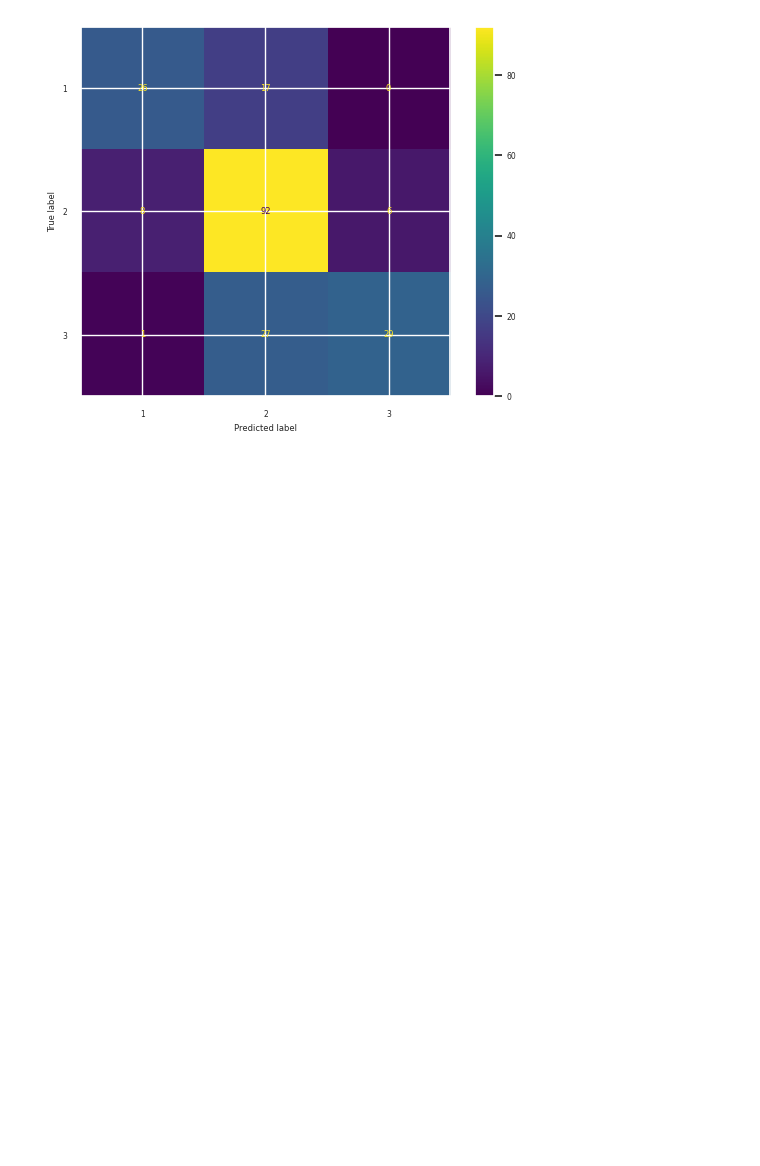
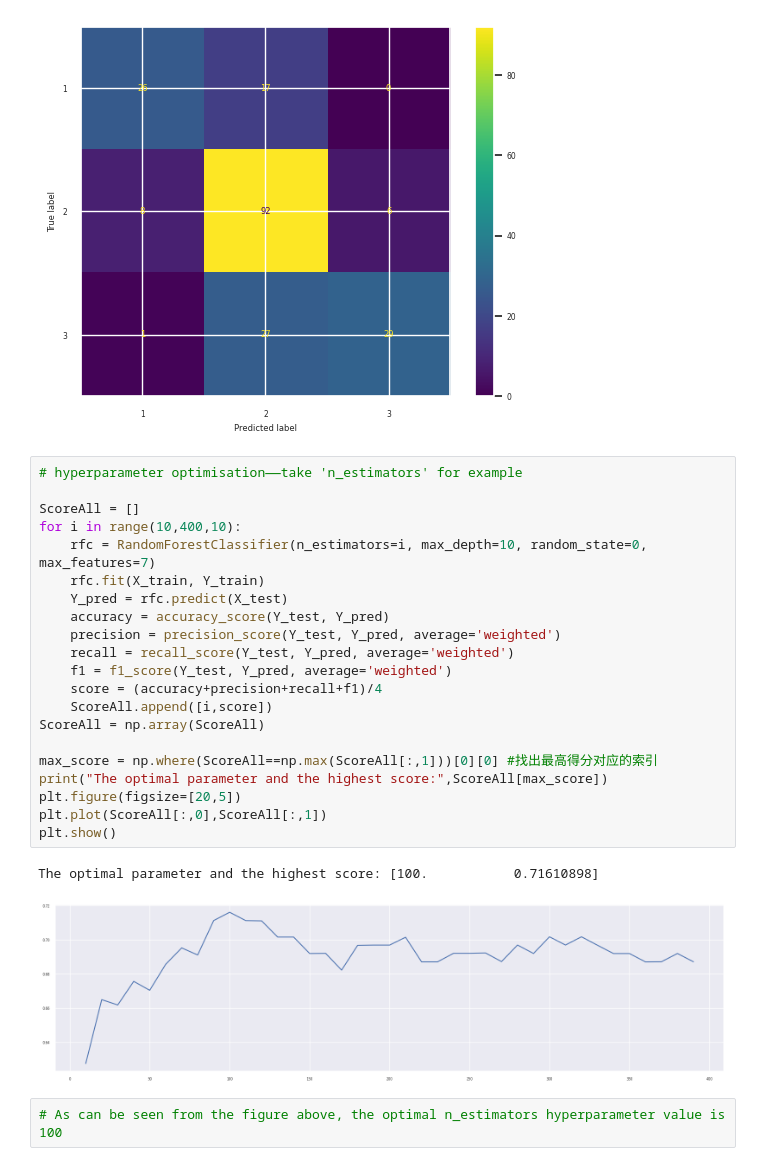
Before and after one commit to BugYale/Data-science-PMA, a Jupyter notebook: PMA.ipynb, the cells around one changed output. Saved outputs shown, nothing was run; the diff lists cells and outputs as text; blank space fills up the shorter version.

```diff
--- a/PMA.ipynb
+++ b/PMA.ipynb
@@ -398,3 +398,29 @@ disp.plot()
 plt.show()
 # %% [output]
 [figure]
+# %%
+# hyperparameter optimisation——take 'n_estimators' for example
+
+ScoreAll = []
+for i in range(10,400,10):
+    rfc = RandomForestClassifier(n_estimators=i, max_depth=10, random_state=0, max_features=7)
+    rfc.fit(X_train, Y_train)
+    Y_pred = rfc.predict(X_test)
+    accuracy = accuracy_score(Y_test, Y_pred)
+    precision = precision_score(Y_test, Y_pred, average='weighted')
+    recall = recall_score(Y_test, Y_pred, average='weighted')
+    f1 = f1_score(Y_test, Y_pred, average='weighted')
+    score = (accuracy+precision+recall+f1)/4
+    ScoreAll.append([i,score])
+ScoreAll = np.array(ScoreAll)
+
+max_score = np.where(ScoreAll==np.max(ScoreAll[:,1]))[0][0] #找出最高得分对应的索引
+print("The optimal parameter and the highest score:",ScoreAll[max_score])
+plt.figure(figsize=[20,5])
+plt.plot(ScoreAll[:,0],ScoreAll[:,1])
+plt.show()
+# %% [output]
+The optimal parameter and the highest score: [100.           0.71610898]
+[figure, added]
+# %%
+# As can be seen from the figure above, the optimal n_estimators hyperparameter value is 100
```
